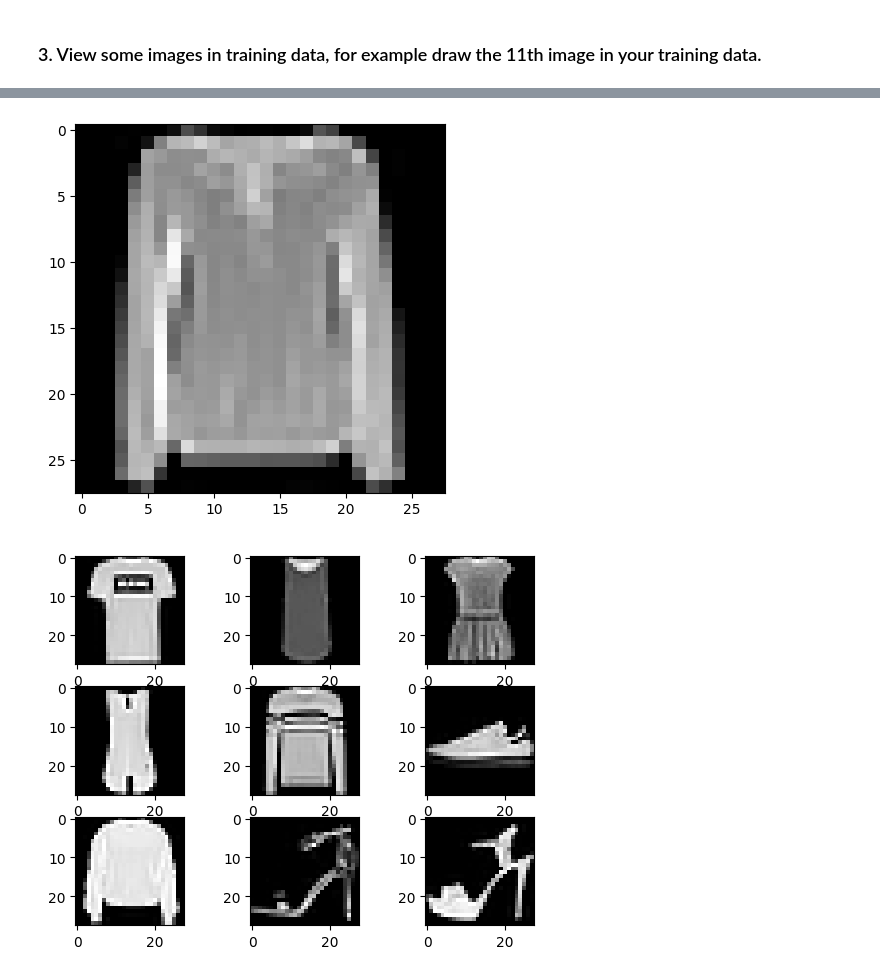
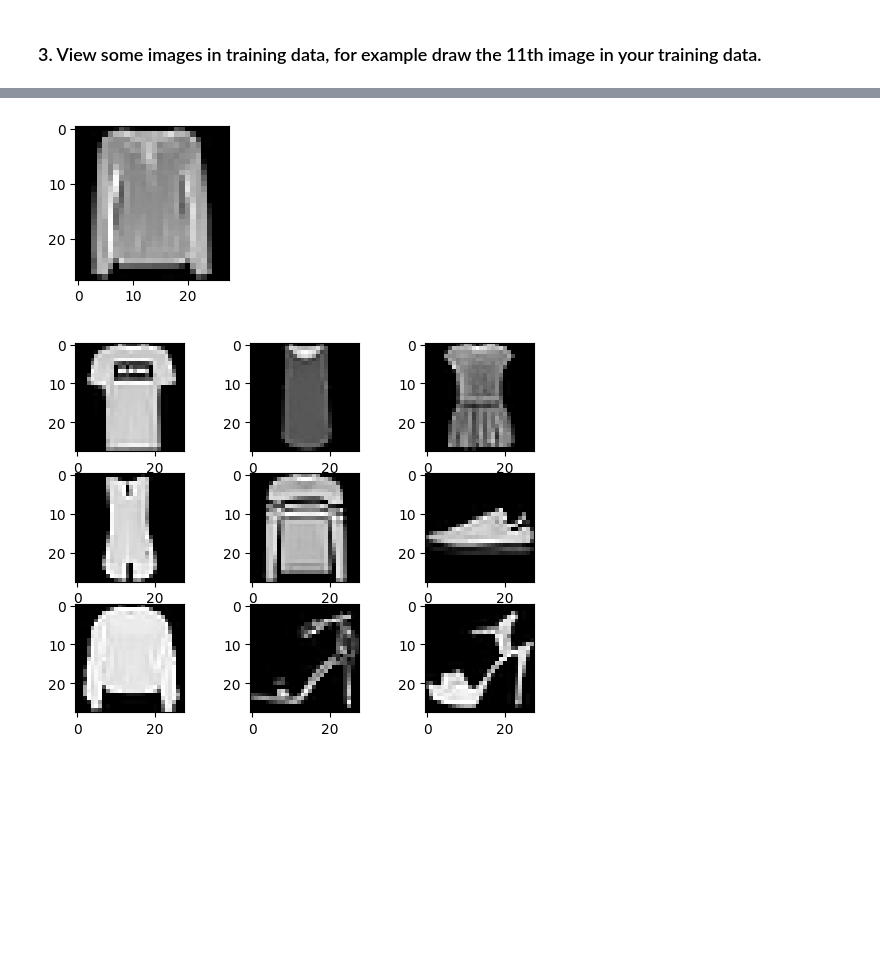
Before and after one commit to nadunchanna98/machine-learning, a Jupyter notebook: Nonlinear_Models_Lab03.ipynb, the cells around one changed output, grey strips where cells are left out. Drawn from its saved outputs; the diff is of its cells as text; code cells hidden in the pictures; blank space fills up the shorter version.

```diff
--- a/Nonlinear_Models_Lab03.ipynb
+++ b/Nonlinear_Models_Lab03.ipynb
@@ -99,8 +100,9 @@ plt.show()
 # %%
+plt.figure(figsize=(2,2))
 plt.imshow(train_images[9999], cmap='gray')
 plt.show()
 # %% [output]
-[figure, old version]
+[figure, new version]
 # %%
 for i in range(1, 10):
 
```
Also changed, not shown: parts of 7 cells of this notebook.
